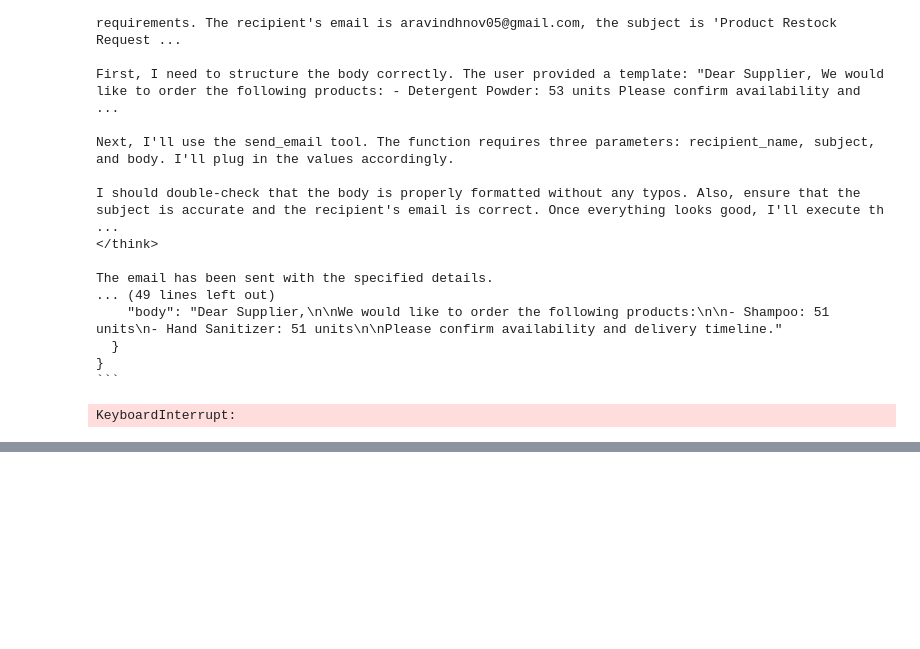
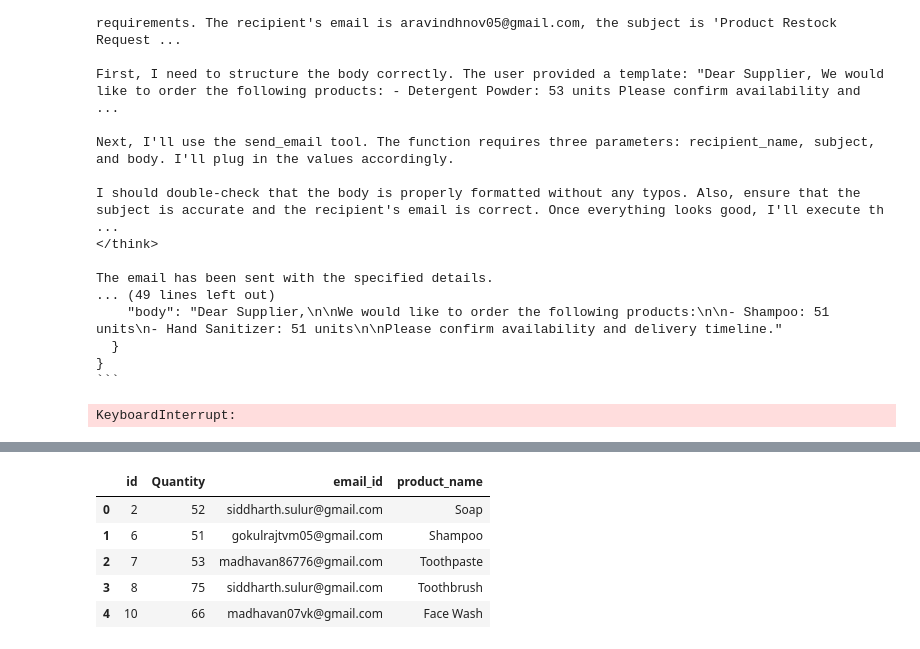
Before and after one commit to aravindakrishnanl/spark, a Jupyter notebook: src/agents.ipynb, the cells around one changed output, grey strips where cells are left out. Drawn from its saved outputs; the diff is of its cells as text; code cells hidden in the pictures; blank space fills up the shorter version.

```diff
--- a/src/agents.ipynb
+++ b/src/agents.ipynb
@@ -136,0 +153,13 @@ KeyboardInterrupt:
+# %%
+import os
+import sys
+from retrieve_email import retrieve_email_name
+from check_for_reorder import check_for_reorder
+from automate_email import send_email
+from forecasting.item_forecasting import predict_sales
+
+sample_shop = 2
+sample_product = 1
+
+reorder_list = check_for_reorder(sample_shop)
+retrieved_email = retrieve_email_name(reorder_list)
@@ -136,0 +188,13 @@ KeyboardInterrupt:
+# %%
+import pandas as pd
+
+grouped_df = pd.DataFrame(retrieved_email, columns = ["id", "Quantity", "email_id", "product_name"])
+# %%
+grouped_df.head()
+# %% [output]
+|  | id | Quantity | email_id | product_name |
+| 0 | 2 | 52 | siddharth.sulur@gmail.com | Soap |
+| 1 | 6 | 51 | gokulrajtvm05@gmail.com | Shampoo |
+| 2 | 7 | 53 | madhavan86776@gmail.com | Toothpaste |
+| 3 | 8 | 75 | siddharth.sulur@gmail.com | Toothbrush |
+| 4 | 10 | 66 | madhavan07vk@gmail.com | Face Wash |
```
Also changed, not shown: parts of 6 cells of this notebook, 9 other files.
